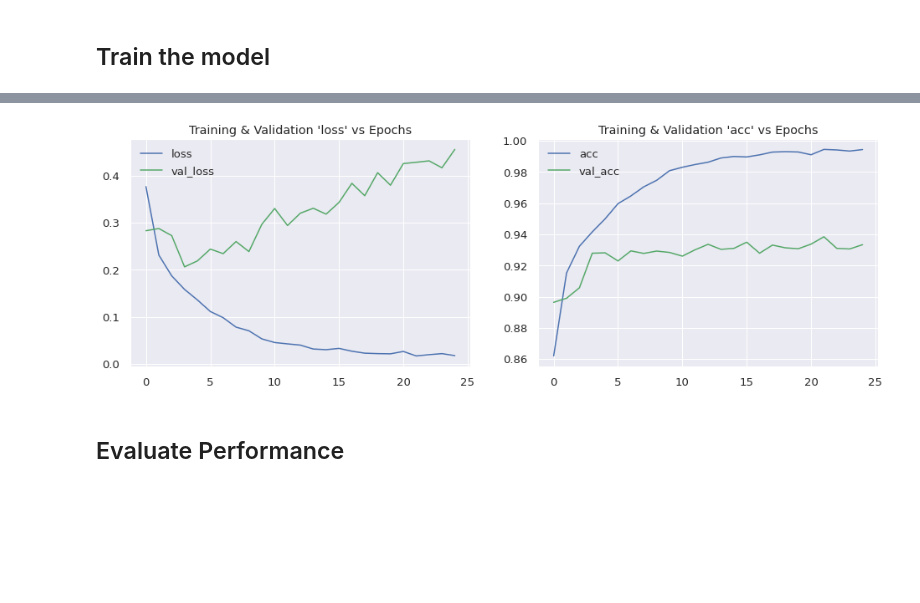
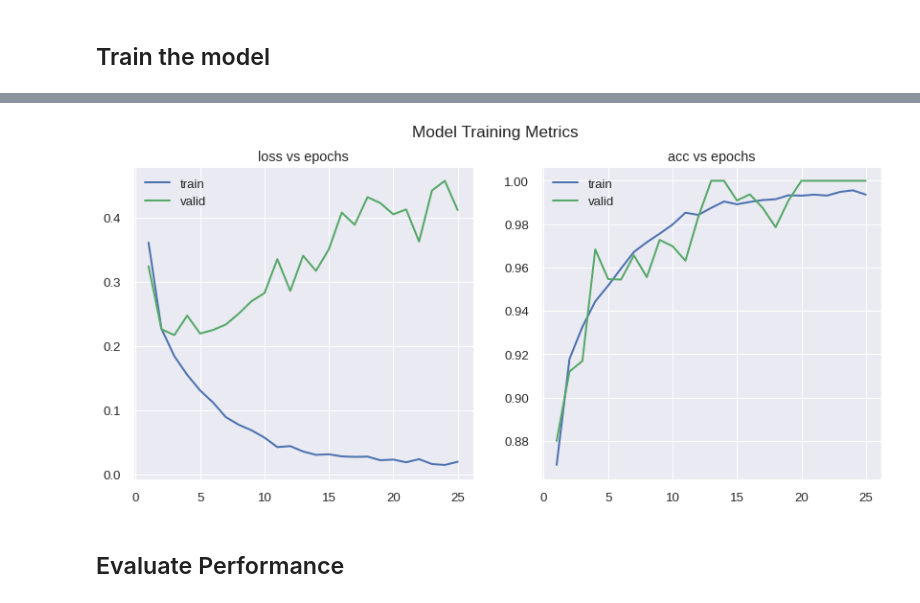
Before and after one commit to mjbhobe/dl-pytorch, a Jupyter notebook: pyt_fashion_mnist - Part1.ipynb, the cells around one changed output, grey strips where cells are left out. Saved outputs shown, nothing was run; the diff lists cells and outputs as text; code cells hidden in the pictures; blank space fills up the shorter version.

```diff
--- a/pyt_fashion_mnist - Part1.ipynb
+++ b/pyt_fashion_mnist - Part1.ipynb
@@ -74,27 +62,12 @@ import torch
 print(f'Using Pytorch version {torch.__version__}. ' +
       f'GPU {"is available :)" if torch.cuda.is_available() else "is not available :("}')
 import torch.nn as nn
-import torch.nn.functional as F
 from torchvision import datasets, transforms
-from torch import optim
-from torchsummary import summary
+import torchmetrics
+import torchsummary
 # My helper functions for training/evaluating etc.
-import pytorch_toolkit as pytk
+import torch_training_toolkit as t3
 
-# to ensure that you get consistent results across runs & machines
-# @see: https://discuss.pytorch.org/t/reproducibility-over-different-machines/63047
-# SEED = 41
-# random.seed(SEED)
-# os.environ['PYTHONHASHSEED'] = str(SEED)
-# np.random.seed(SEED)
-# torch.manual_seed(SEED);
-
-# if torch.cuda.is_available():
-#     torch.cuda.manual_seed(SEED)
-#     torch.cuda.manual_seed_all(SEED)
-#     torch.backends.cudnn.deterministic = True
-#     torch.backends.cudnn.benchmark = False
-#     #torch.backends.cudnn.enabled = False
-
-pytk.seed_all(41)
+SEED = t3.seed_all()
+DEVICE = torch.device("cuda" if torch.cuda.is_available() else "cpu")
 # %% [output]
@@ -341,7 +321,7 @@ Epoch (25/25): (60000/60000) -> loss: 0.0767 - acc: 0.9725 - val_loss: 0.3270 -
-# %%
-pytk.show_plots(hist, metric='acc')
-# %% [output]
-[figure, removed]
+# %%
+hist.plot_metrics(title = "Model Training Metrics", fig_size = (14, 6))
+# %% [output]
+[figure, added]
 # %% [markdown]
 ## Evaluate Performance
 # %%
```
Also changed, not shown: parts of 17 cells of this notebook, 9 other files.
